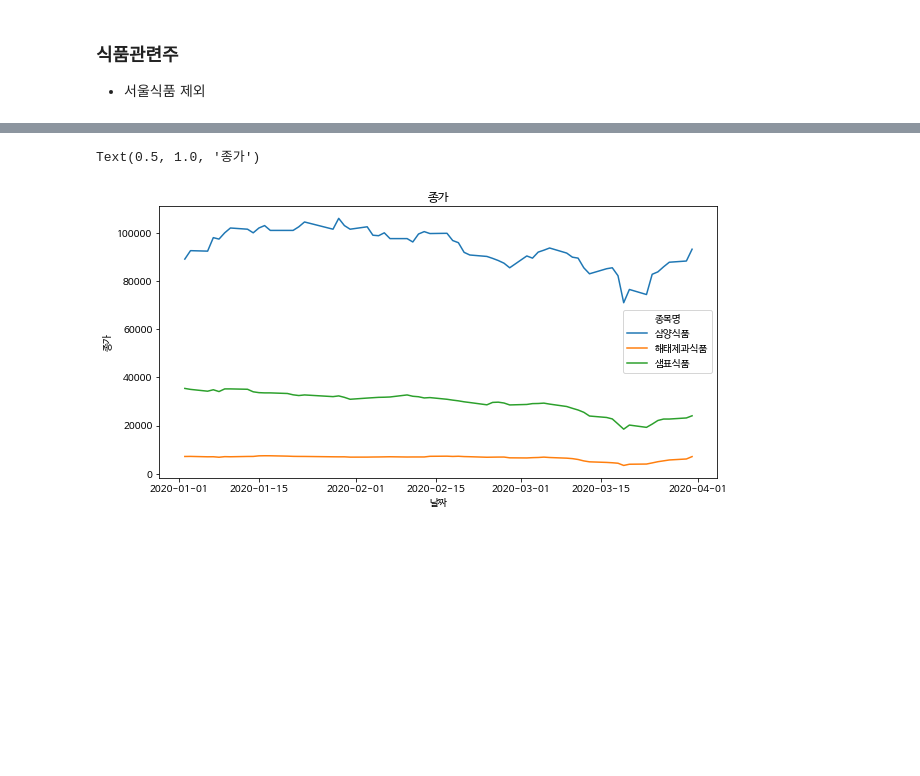
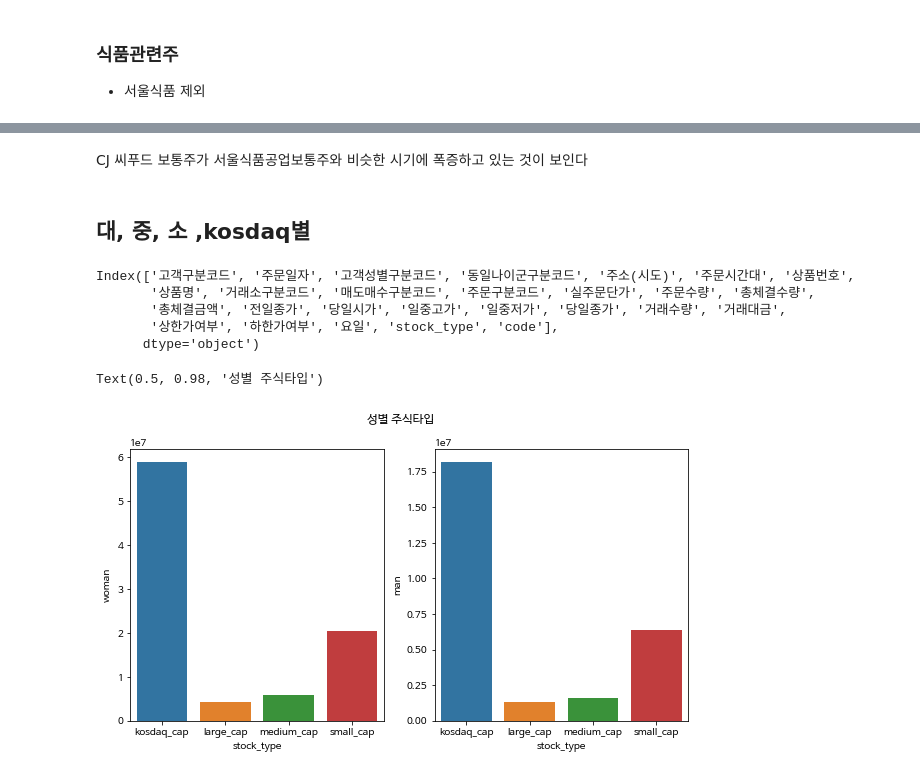
Before and after one commit to christine127/Portfolio_Recommendation_Project, a Jupyter notebook: 프로젝트_EDA.ipynb, the cells around one changed output, grey strips where cells are left out. Saved outputs shown, nothing was run; the diff lists cells and outputs as text; code cells hidden in the pictures; blank space fills up the shorter version.

```diff
--- a/프로젝트_EDA.ipynb
+++ b/프로젝트_EDA.ipynb
@@ -342,8 +363,56 @@ Text(0.5, 1.0, '종가')
-# %%
-plt.figure(figsize=(10,5))
-ax = sns.lineplot(data= ohlcv.loc[(ohlcv['종목명'].str.contains('식품'))&(~ohlcv['종목명'].str.contains('서울식품'))], x= '날짜',y='종가', hue= '종목명')
-ax.xaxis.set_major_locator(md.AutoDateLocator())
-plt.title('종가')
-# %% [output]
-Text(0.5, 1.0, '종가')
-[figure, removed]
+# %% [markdown]
+CJ 씨푸드 보통주가 서울식품공업보통주와 비슷한 시기에 폭증하고 있는 것이 보인다
+# %% [markdown]
+## 대, 중, 소 ,kosdaq별
+# %%
+kosdaq_tickers = stock.get_market_ticker_list("20200120", market="KOSDAQ")
+kospi_tickers = stock.get_market_ticker_list("20200120", market="KOSPI")
+kospi_caps  = stock.get_market_cap_by_ticker("20200120").loc[kospi_tickers,'시가총액'].sort_values(ascending= False)
+kosdaq_caps  = stock.get_market_cap_by_ticker("20200120").loc[kosdaq_tickers,'시가총액'].sort_values(ascending= False)
+
+kosdaq_tickers_2 = stock.get_market_ticker_list("20200331", market="KOSDAQ")
+kospi_tickers_2 = stock.get_market_ticker_list("20200331", market="KOSPI")
+kospi_caps_2  = stock.get_market_cap_by_ticker("20200331").loc[kospi_tickers_2,'시가총액'].sort_values(ascending= False)
+kosdaq_caps_2  = stock.get_market_cap_by_ticker("20200331").loc[kosdaq_tickers_2,'시가총액'].sort_values(ascending= False)
+kospi_caps = pd.concat([kospi_caps,kospi_caps_2],axis=1).mean(axis=1)
+kosdaq_caps = pd.concat([kosdaq_caps,kosdaq_caps_2],axis=1).mean(axis=1).index
+
+
+large_cap = kospi_caps[:100].index
+medium_cap = kospi_caps[100:300].index
+small_cap = kospi_caps[300:].index
+# %%
+##상품번호
+file['code'] = file['상품번호'].str[-6:]
+#stock_type
+file['stock_type']= ' '
+file.loc[file['code'].isin(large_cap), 'stock_type'] ='large_cap'
+file.loc[file['code'].isin(medium_cap), 'stock_type'] ='medium_cap'
+file.loc[file['code'].isin(small_cap), 'stock_type'] ='small_cap'
+file.loc[file['code'].isin(kosdaq_caps), 'stock_type'] ='kosdaq_cap'
+# %%
+file.columns
+# %% [output]
+Index(['고객구분코드', '주문일자', '고객성별구분코드', '동일나이군구분코드', '주소(시도)', '주문시간대', '상품번호',
+       '상품명', '거래소구분코드', '매도매수구분코드', '주문구분코드', '실주문단가', '주문수량', '총체결수량',
+       '총체결금액', '전일종가', '당일시가', '일중고가', '일중저가', '당일종가', '거래수량', '거래대금',
+       '상한가여부', '하한가여부', '요일', 'stock_type', 'code'],
+      dtype='object')
+# %%
+
+file.groupby('stock_type')['총체결수량'].sum()
+stock_type_w = file.loc[file['고객성별구분코드']==1].groupby('stock_type')['총체결수량'].sum()
+stock_type_m = file.loc[file['고객성별구분코드']==2].groupby('stock_type')['총체결수량'].sum()
+
+stock_type_wm =pd.DataFrame({'woman':stock_type_w,'man':stock_type_m})
+
+plt.figure(figsize=(10,5))
+plt.subplot(1,2,1)
+sns.barplot(data=stock_type_wm, x= stock_type_wm.index,y = 'woman')
+plt.subplot(1,2,2)
+sns.barplot(data=stock_type_wm,  x= stock_type_wm.index,y = 'man')
+
+plt.suptitle('성별 주식타입')
+# %% [output]
+Text(0.5, 0.98, '성별 주식타입')
+[figure, added]
```
Also changed, not shown: parts of 22 cells of this notebook.
